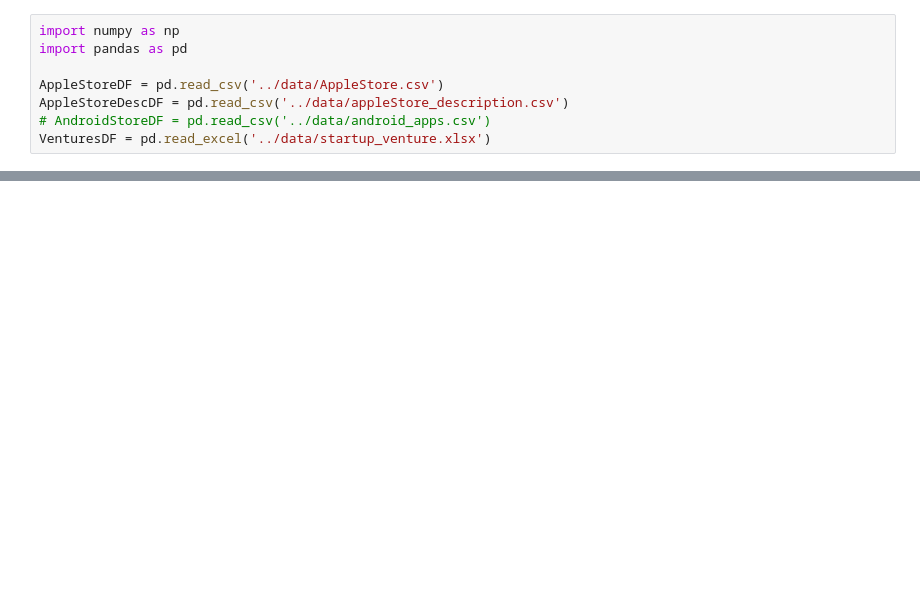
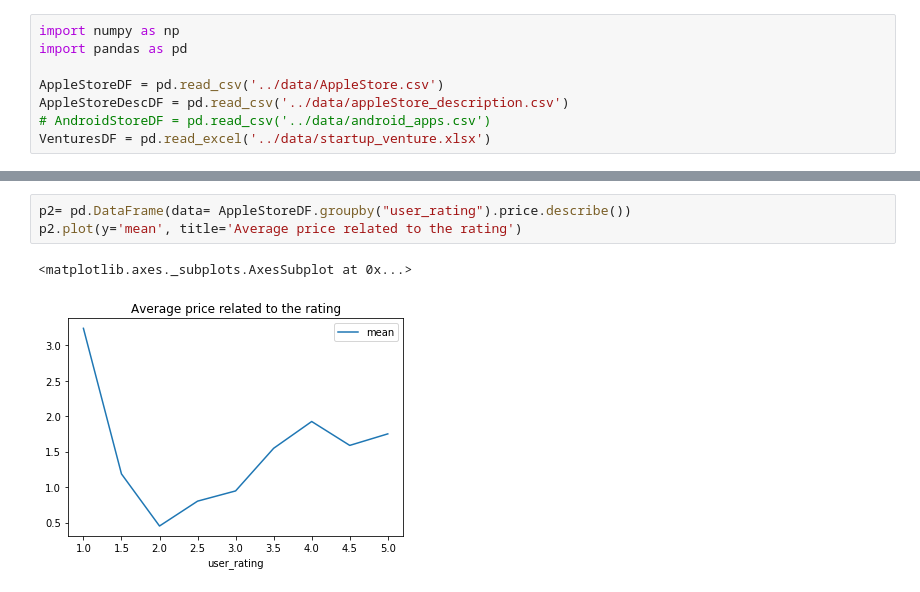
Before and after one commit to DonCarlosF/GroupProject, a Jupyter notebook: nb/AppStoreData.ipynb, the cells around one changed output, grey strips where cells are left out. Drawn from its saved outputs; the diff is of its cells as text; blank space fills up the shorter version.

```diff
--- a/nb/AppStoreData.ipynb
+++ b/nb/AppStoreData.ipynb
@@ -35,0 +163,6 @@ VenturesDF
+# %%
+p2= pd.DataFrame(data= AppleStoreDF.groupby("user_rating").price.describe())
+p2.plot(y='mean', title='Average price related to the rating')
+# %% [output]
+<matplotlib.axes._subplots.AxesSubplot at 0x...>
+[figure, added]
```
Also changed, not shown: parts of 17 cells of this notebook.
